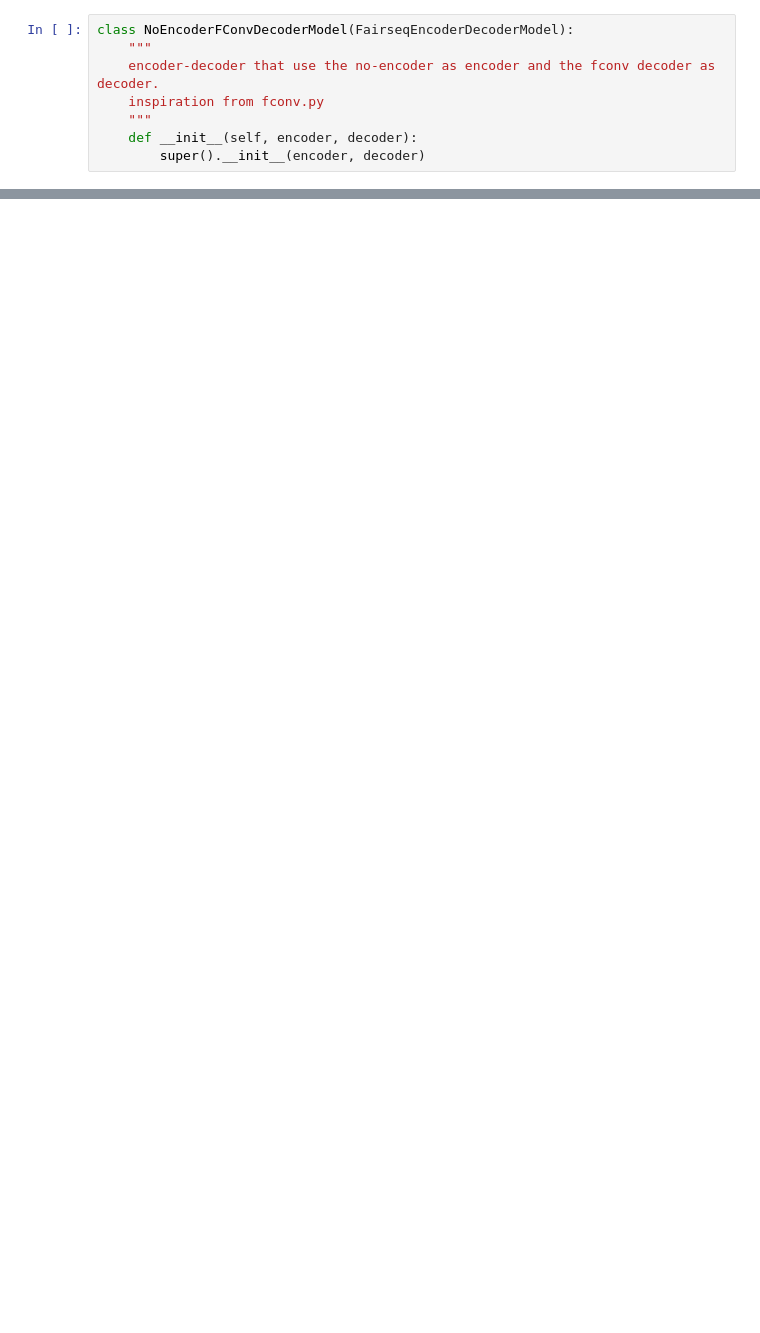
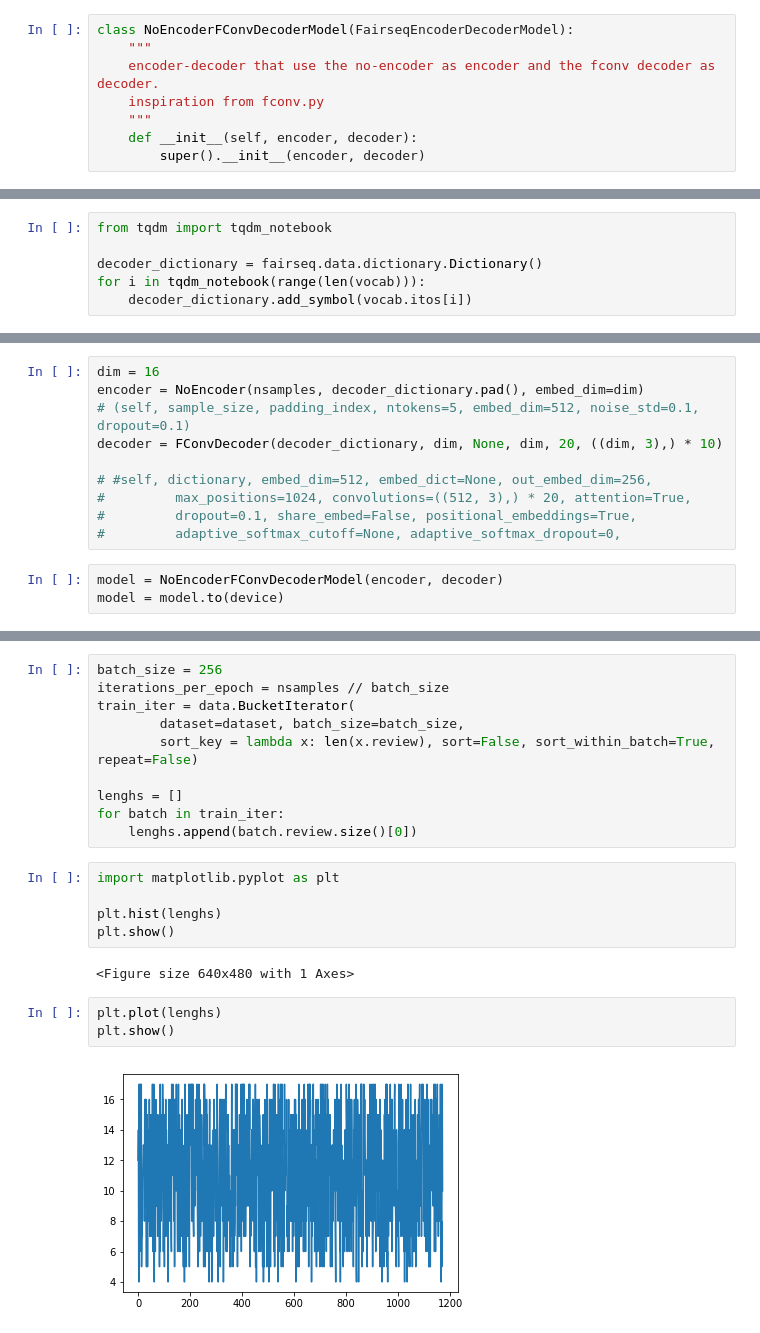
Before and after one commit to omri123/text_lord, a Jupyter notebook: text_lord_fconv.ipynb, the cells around one changed output, grey strips where cells are left out. Cells and saved outputs as stored; diff of their text form; blank space fills up the shorter version.

Commit message:
now - train!

```diff
--- a/text_lord_fconv.ipynb
+++ b/text_lord_fconv.ipynb
@@ -125,0 +155,6 @@ decoder = FConvDecoder()
+# %%
+from tqdm import tqdm_notebook
+
+decoder_dictionary = fairseq.data.dictionary.Dictionary()
+for i in tqdm_notebook(range(len(vocab))):
+    decoder_dictionary.add_symbol(vocab.itos[i])
@@ -125,0 +163,13 @@ decoder = FConvDecoder()
+# %%
+dim = 16
+encoder = NoEncoder(nsamples, decoder_dictionary.pad(), embed_dim=dim)
+# (self, sample_size, padding_index, ntokens=5, embed_dim=512, noise_std=0.1, dropout=0.1)
+decoder = FConvDecoder(decoder_dictionary, dim, None, dim, 20, ((dim, 3),) * 10)
+
+# #self, dictionary, embed_dim=512, embed_dict=None, out_embed_dim=256,
+#         max_positions=1024, convolutions=((512, 3),) * 20, attention=True,
+#         dropout=0.1, share_embed=False, positional_embeddings=True,
+#         adaptive_softmax_cutoff=None, adaptive_softmax_dropout=0,
+# %%
+model = NoEncoderFConvDecoderModel(encoder, decoder)
+model = model.to(device)
@@ -125,0 +303,22 @@ decoder = FConvDecoder()
+# %%
+batch_size = 256
+iterations_per_epoch = nsamples // batch_size
+train_iter = data.BucketIterator(
+        dataset=dataset, batch_size=batch_size,
+        sort_key = lambda x: len(x.review), sort=False, sort_within_batch=True, repeat=False)
+
+lenghs = []
+for batch in train_iter:
+    lenghs.append(batch.review.size()[0])
+# %%
+import matplotlib.pyplot as plt
+
+plt.hist(lenghs)
+plt.show()
+# %% [output]
+<Figure size 640x480 with 1 Axes>
+# %%
+plt.plot(lenghs)
+plt.show()
+# %% [output]
+[figure, added]
```
Also changed, not shown: parts of 14 cells of this notebook, 24 other files.
